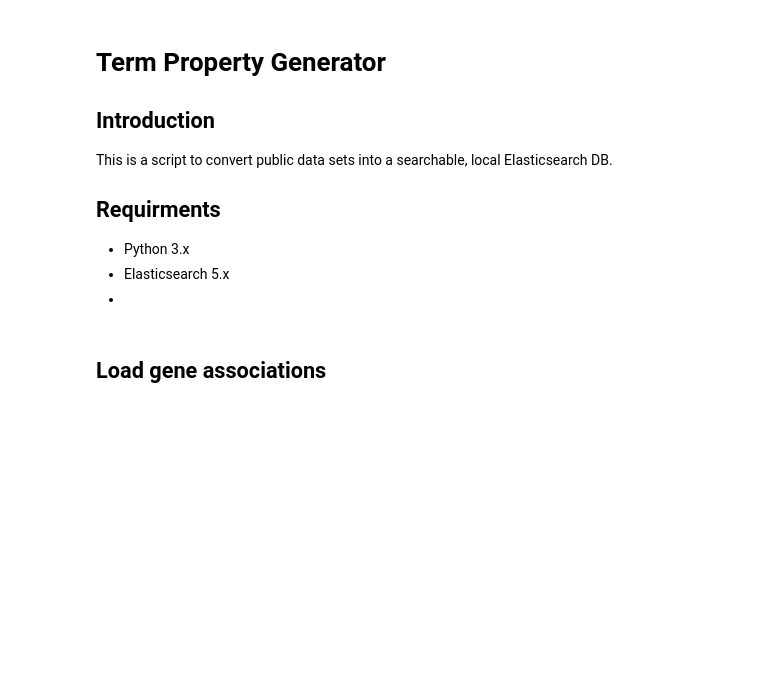
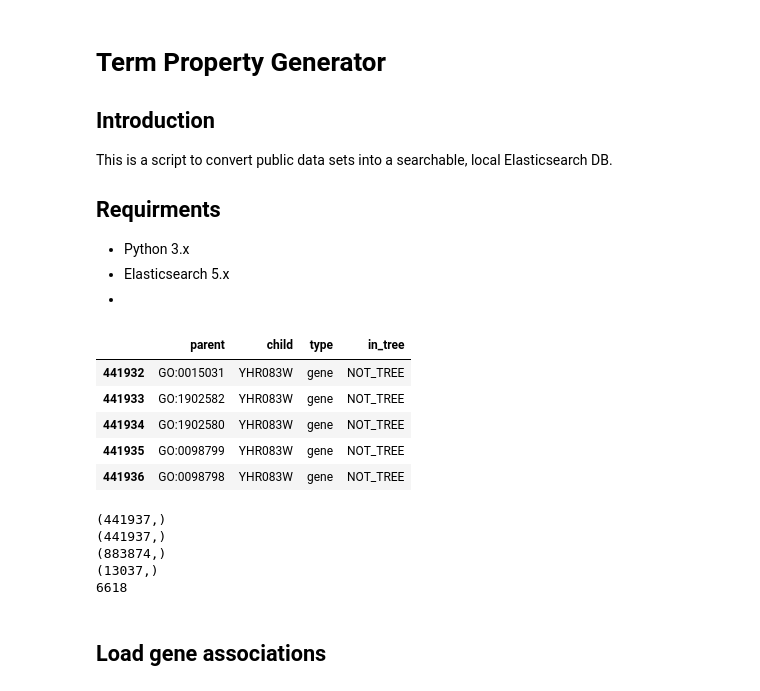
Before and after one commit to idekerlab/DCell, a Jupyter notebook: data-builder/elasticsearch_idex_generator.ipynb, the cells around one changed output. Cells and saved outputs as stored; diff of their text form; code cells hidden in the pictures; blank space fills up the shorter version.

```diff
--- a/data-builder/elasticsearch_idex_generator.ipynb
+++ b/data-builder/elasticsearch_idex_generator.ipynb
@@ -32,6 +32,49 @@ This is a script to convert public data sets into a searchable, local Elasticsea
 * Python 3.x
 * Elasticsearch 5.x
 *
+# %%
+# Create list of all terms from the GO Tree file
+import pandas as pd
+treeSourceUrl = 'http://chianti.ucsd.edu/~kono/ci/data/collapsed_go.no_IGI.propagated.small_parent_tree'
+
+# Load the tree data
+treeColNames = ['parent', 'child', 'type', 'in_tree']
+tree = pd.read_csv(treeSourceUrl, delimiter='\t', names=treeColNames)
+tree.tail()
+# %% [output]
+|  | parent | child | type | in_tree |
+| 441932 | GO:0015031 | YHR083W | gene | NOT_TREE |
+| 441933 | GO:1902582 | YHR083W | gene | NOT_TREE |
+| 441934 | GO:1902580 | YHR083W | gene | NOT_TREE |
+| 441935 | GO:0098799 | YHR083W | gene | NOT_TREE |
+| 441936 | GO:0098798 | YHR083W | gene | NOT_TREE |
+# %%
+# Extract GO terms in the tree
+
+p_list = tree['parent']
+c_list = tree['child']
+print(p_list.shape)
+print(c_list.shape)
+
+all_list = pd.concat([p_list, c_list])
+print(all_list.shape)
+all_set = all_list.unique()
+
+print(all_set.shape)
+
+go_set = set()
+
+for t in all_set:
+    if t.startswith('GO:'):
+        go_set.add(t)
+
+print(len(go_set))
+# %% [output]
+(441937,)
+(441937,)
+(883874,)
+(13037,)
+6618
 # %%
 from elasticsearch import Elasticsearch
 from datetime import datetime
```
Also changed, not shown: parts of 3 cells of this notebook, 2 other files.
